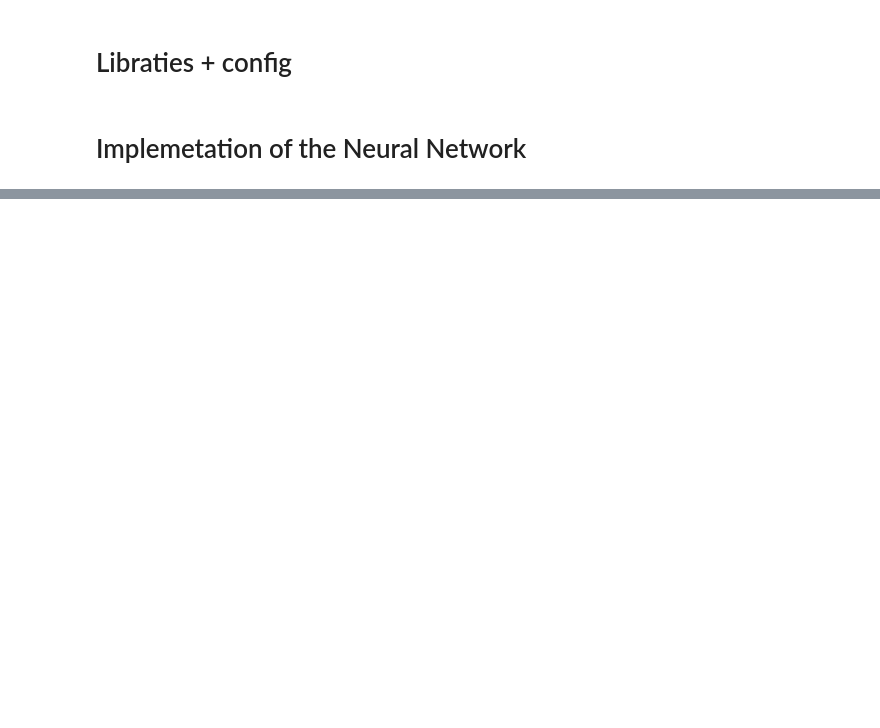
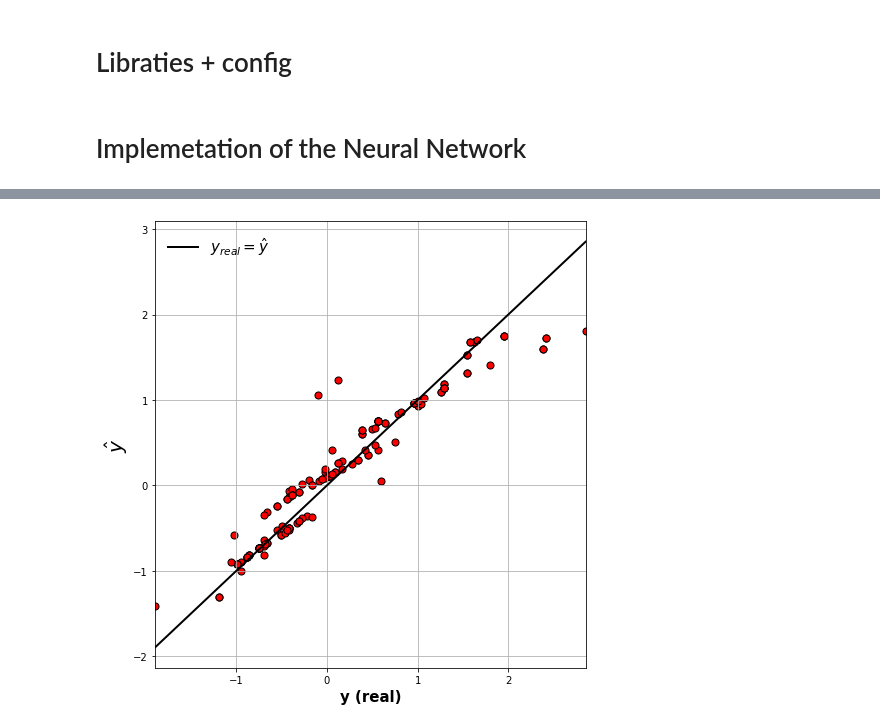
Before and after one commit to hplbrayan/Neural-Network-From-Scratch, a Jupyter notebook: notebooks/proofs.ipynb, the cells around one changed output, grey strips where cells are left out. Cells and saved outputs as stored; diff of their text form; code cells hidden in the pictures; blank space fills up the shorter version.

```diff
--- a/notebooks/proofs.ipynb
+++ b/notebooks/proofs.ipynb
@@ -41,2 +48,10 @@ import plot_utils.plot_utils as pu  # Alias opcional
+# %%
+font = {'family' : 'DejaVu Sans',
+        'weight' : 'bold',
+        'size'   : 20}
+
+font_leg = {'family' : 'DejaVu Sans',
+            'weight' : 'bold',
+            'size'   : 15}
 # %% [markdown]
 # Implemetation of the Neural Network
@@ -53,0 +182,28 @@ plot_af(x=np.linspace(-10,10, 100), af=act_gelu.act, daf=act_gelu.dadz, af_ylabe
+# %%
+#pred
+n, i = 0, 150
+pred = nn.predict(X[n:n+i])
+# %%
+fig, ax = plt.subplots(figsize=(7,7))
+
+# pred vs real
+ax.scatter(x=y[n:n+i],
+           y=pred[:,[0][0]],
+           s=50, c="r", edgecolor='black')
+
+# y=x
+ax.plot(np.linspace(min(y[n:n+i]), max(y[n:n+i])),
+        np.linspace(min(y[n:n+i]), max(y[n:n+i])),
+        lw=2, c="k", label=r"$y_{real} = \hat y$")
+
+# custum
+ax.set_xlim(min(y[n:n+i]), max(y[n:n+i]))
+
+ax.set_xlabel("y (real)", fontdict=font_leg)
+ax.set_ylabel(r"$\hat y$", fontdict=font)
+plt.legend(frameon=False, ncol=3, prop=font_leg)
+ax.grid()
+plt.tight_layout()
+plt.show()
+# %% [output]
+[figure, added]
```
Also changed, not shown: parts of 16 cells of this notebook, 2 other files.
